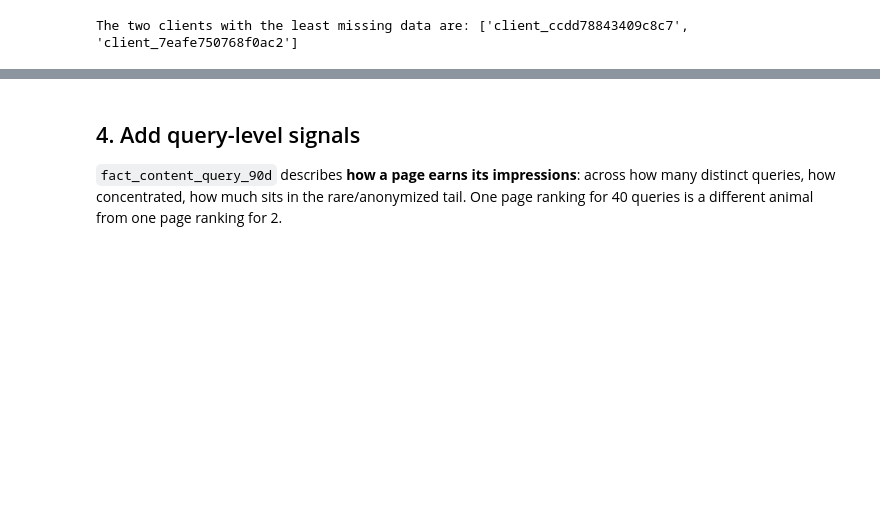
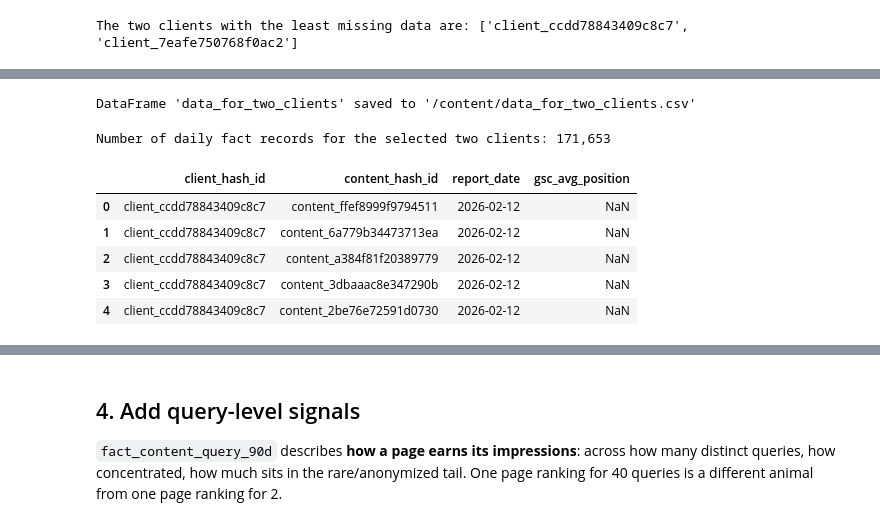
Before and after one commit to fareehaikram93/assignment1-intern, a Jupyter notebook: notebooks/03_working_with_the_full_release.ipynb, the cells around one changed output, grey strips where cells are left out. Cells and saved outputs as stored; diff of their text form; code cells hidden in the pictures; blank space fills up the shorter version.

```diff
--- a/notebooks/03_working_with_the_full_release.ipynb
+++ b/notebooks/03_working_with_the_full_release.ipynb
@@ -561,3 +487,34 @@ See the caveats in the documentation: https://pandas.pydata.org/pandas-docs/stab
 | 121638 | client_ccdd78843409c8c7 | content_0224559ef129d4cd | 2026-02-24 | 2026-07-01 | 126 | ... |
 | 121639 | client_ccdd78843409c8c7 | content_024fb066015e0218 | 2026-02-24 | 2026-07-01 | 126 | ... |
 | 121640 | client_ccdd78843409c8c7 | content_028ea0e57b7919e0 | 2026-02-24 | 2026-07-01 | 126 | ... |
+# %%
+# Save the data_for_two_clients DataFrame to a CSV file
+data_for_two_clients.to_csv('/content/data_for_two_clients.csv', index=False)
+
+print("DataFrame 'data_for_two_clients' saved to '/content/data_for_two_clients.csv'")
+# %% [output]
+DataFrame 'data_for_two_clients' saved to '/content/data_for_two_clients.csv'
+# %%
+# Prepare the best two client IDs for the SQL IN clause
+quoted_best_two_client_ids = [f"'{_id}'" for _id in best_two_client_ids]
+
+# Construct the SQL query to get fact_daily data for the selected two clients
+sql_query_fact_daily = f"""
+    SELECT client_hash_id, content_hash_id, report_date, gsc_avg_position
+    FROM {TABLES['fact_daily']}
+    WHERE client_hash_id IN ({', '.join(quoted_best_two_client_ids)});
+"""
+
+# Execute the query and load into a pandas DataFrame
+fact_daily_for_two_clients = con.sql(sql_query_fact_daily).df()
+
+print(f"Number of daily fact records for the selected two clients: {len(fact_daily_for_two_clients):,}")
+display(fact_daily_for_two_clients.head())
+# %% [output]
+Number of daily fact records for the selected two clients: 171,653
+|  | client_hash_id | content_hash_id | report_date | gsc_avg_position |
+| 0 | client_ccdd78843409c8c7 | content_ffef8999f9794511 | 2026-02-12 | NaN |
+| 1 | client_ccdd78843409c8c7 | content_6a779b34473713ea | 2026-02-12 | NaN |
+| 2 | client_ccdd78843409c8c7 | content_a384f81f20389779 | 2026-02-12 | NaN |
+| 3 | client_ccdd78843409c8c7 | content_3dbaaac8e347290b | 2026-02-12 | NaN |
+| 4 | client_ccdd78843409c8c7 | content_2be76e72591d0730 | 2026-02-12 | NaN |
```
Also changed, not shown: parts of 15 cells of this notebook.
